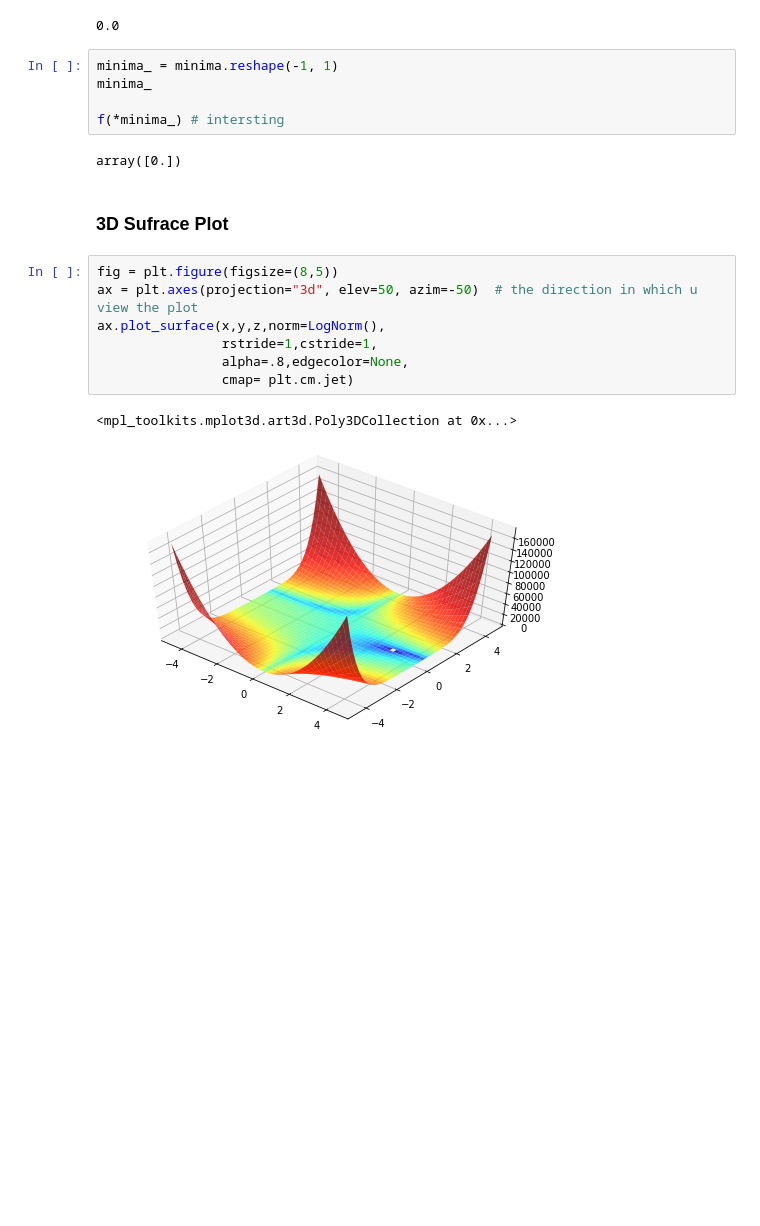
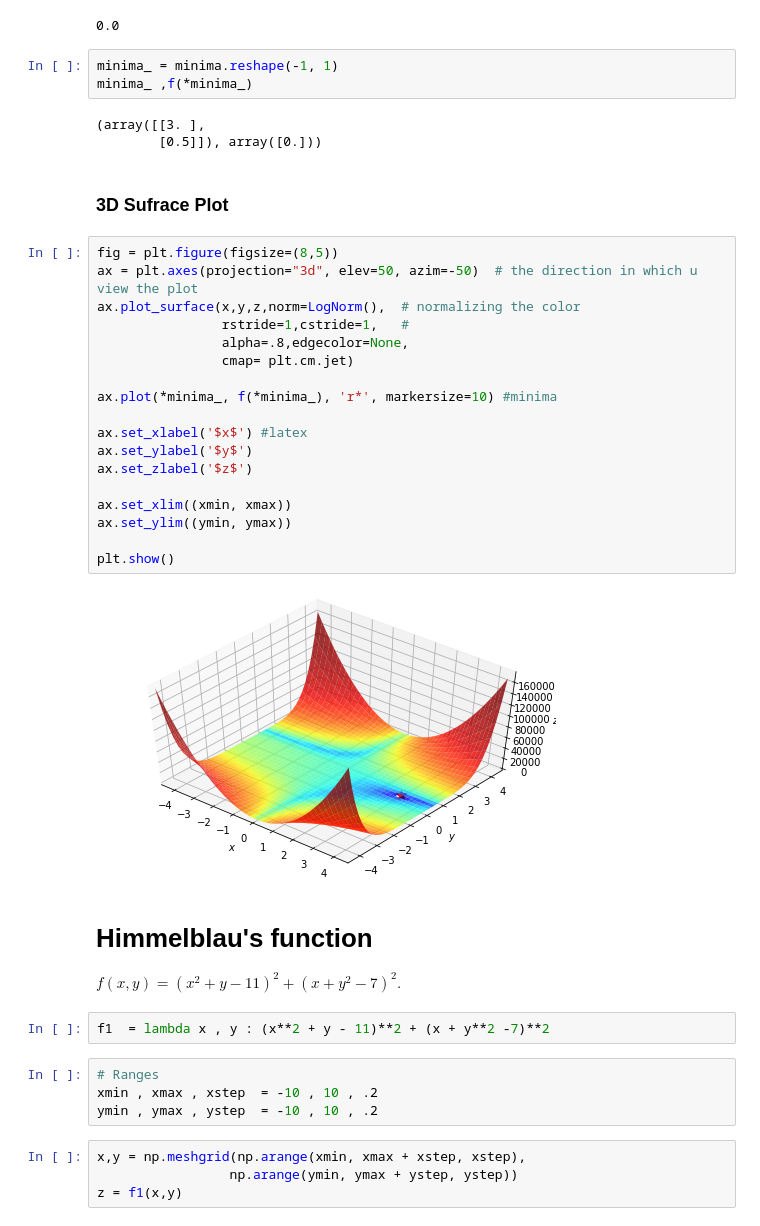
Before and after one commit to nithinivi/DL_learning, a Jupyter notebook: visualizing-optim-alog/vis-3d-surface.ipynb, the cells around one changed output. Drawn from its saved outputs; the diff is of its cells as text; blank space fills up the shorter version.

```diff
--- a/visualizing-optim-alog/vis-3d-surface.ipynb
+++ b/visualizing-optim-alog/vis-3d-surface.ipynb
@@ -42,20 +42,43 @@ f(*minima) # the global minium of the "f"
 0.0
 # %%
 minima_ = minima.reshape(-1, 1)
-minima_
-
-f(*minima_) # intersting
+minima_ ,f(*minima_)
 # %% [output]
-array([0.])
+(array([[3. ],
+        [0.5]]), array([0.]))
 # %% [markdown]
 ### 3D Sufrace Plot
 # %%
 fig = plt.figure(figsize=(8,5))
 ax = plt.axes(projection="3d", elev=50, azim=-50)  # the direction in which u view the plot
-ax.plot_surface(x,y,z,norm=LogNorm(),
-                rstride=1,cstride=1,
+ax.plot_surface(x,y,z,norm=LogNorm(),  # normalizing the color
+                rstride=1,cstride=1,   #
                 alpha=.8,edgecolor=None,
                 cmap= plt.cm.jet)
+
+ax.plot(*minima_, f(*minima_), 'r*', markersize=10) #minima
+
+ax.set_xlabel('$x$') #latex
+ax.set_ylabel('$y$')
+ax.set_zlabel('$z$')
+
+ax.set_xlim((xmin, xmax))
+ax.set_ylim((ymin, ymax))
+
+plt.show()
 # %% [output]
-<mpl_toolkits.mplot3d.art3d.Poly3DCollection at 0x...>
-[figure, old version]
+[figure, new version]
+# %% [markdown]
+# Himmelblau's function
+
+$f(x,y)=(x^{2}+y-11)^{2}+(x+y^{2}-7)^{2}.\quad $
+# %%
+f1  = lambda x , y : (x**2 + y - 11)**2 + (x + y**2 -7)**2
+# %%
+# Ranges
+xmin , xmax , xstep  = -10 , 10 , .2
+ymin , ymax , ystep  = -10 , 10 , .2
+# %%
+x,y = np.meshgrid(np.arange(xmin, xmax + xstep, xstep),
+                 np.arange(ymin, ymax + ystep, ystep))
+z = f1(x,y)
```
Also changed, not shown: parts of 3 cells of this notebook.
